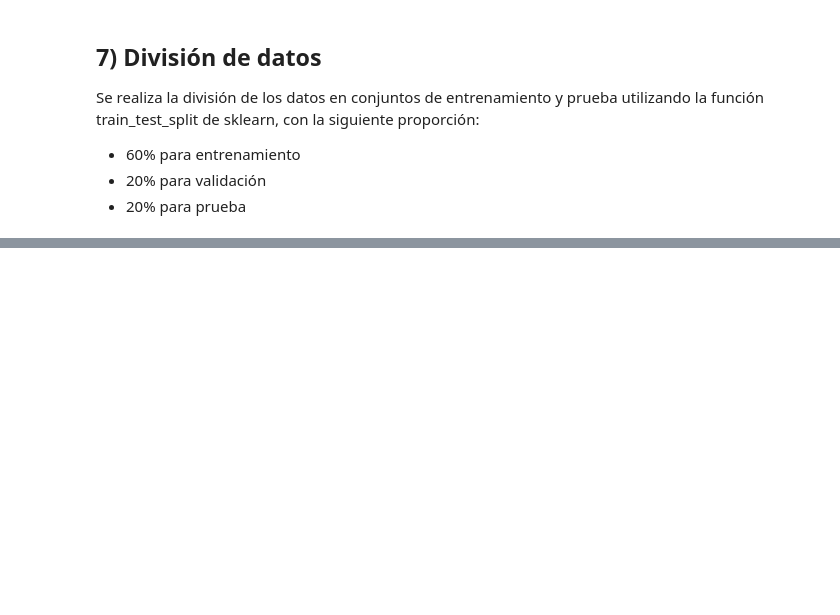
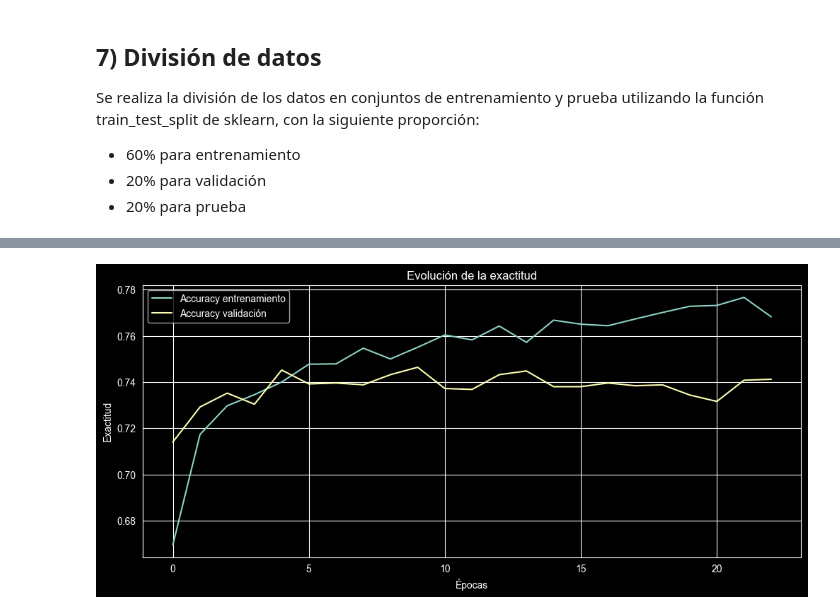
Before and after one commit to Daelres/ANN-Multiclass, a Jupyter notebook: EntrenamientoModelo.ipynb, the cells around one changed output, grey strips where cells are left out. Drawn from its saved outputs; the diff is of its cells as text; code cells hidden in the pictures; blank space fills up the shorter version.

```diff
--- a/EntrenamientoModelo.ipynb
+++ b/EntrenamientoModelo.ipynb
@@ -113,0 +277,11 @@ X_train, X_val, y_train, y_val = train_test_split(
+# %%
+plt.figure(figsize=(12, 5))
+plt.plot(historial.history["accuracy"], label="Accuracy entrenamiento")
+plt.plot(historial.history["val_accuracy"], label="Accuracy validación")
+plt.xlabel("Épocas")
+plt.ylabel("Exactitud")
+plt.title("Evolución de la exactitud")
+plt.legend()
+plt.show()
+# %% [output]
+[figure, added]
```
Also changed, not shown: parts of 26 cells of this notebook.
